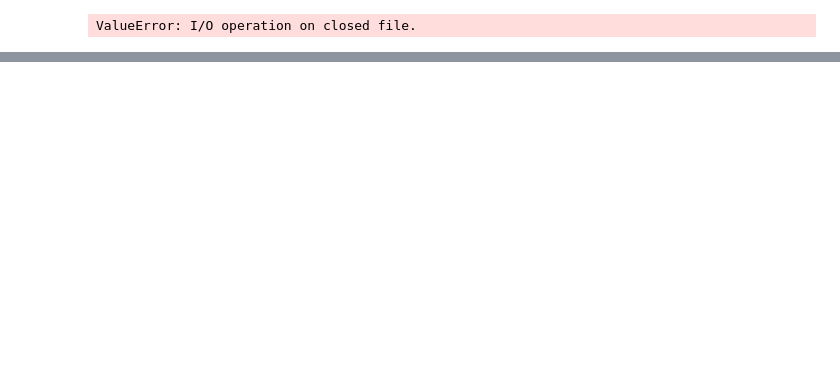
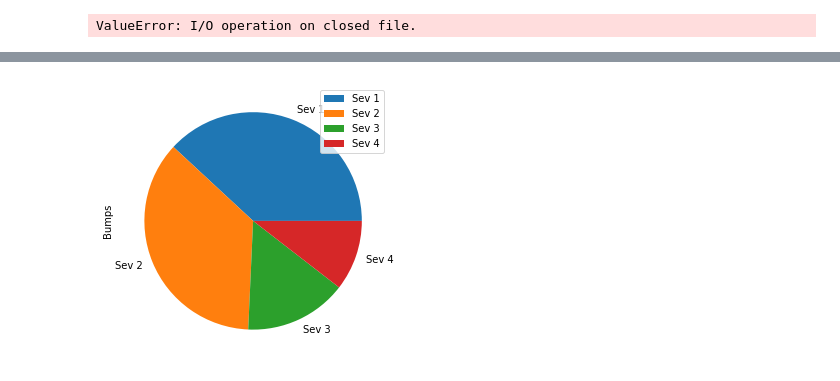
Before and after one commit to Isha28/CS784_Project, a Jupyter notebook: preprocess_exploratory.ipynb, the cells around one changed output, grey strips where cells are left out. Saved outputs shown, nothing was run; the diff lists cells and outputs as text; code cells hidden in the pictures; blank space fills up the shorter version.

```diff
--- a/preprocess_exploratory.ipynb
+++ b/preprocess_exploratory.ipynb
@@ -228,0 +250,8 @@ ValueError: I/O operation on closed file.
+# %%
+#severity vs bump()
+#[ 0.0004,0.00038,0.00016,0.00011]
+df = pd.DataFrame({'Bumps': [0.4,0.38,0.16,0.11]},  #x1000
+                  index=['Sev 1','Sev 2','Sev 3','Sev 4'])
+plot = df.plot.pie(y='Bumps', figsize=(5, 5))
+# %% [output]
+[figure, added]
```
Also changed, not shown: parts of 10 cells of this notebook.
